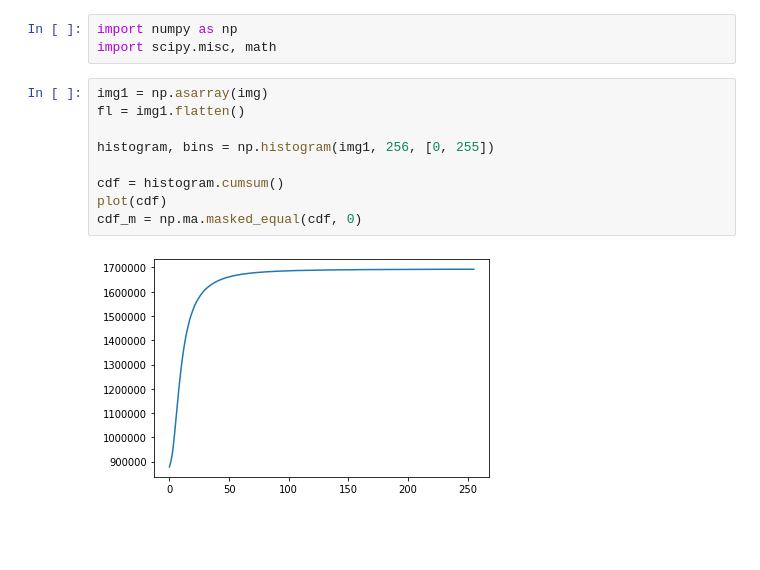
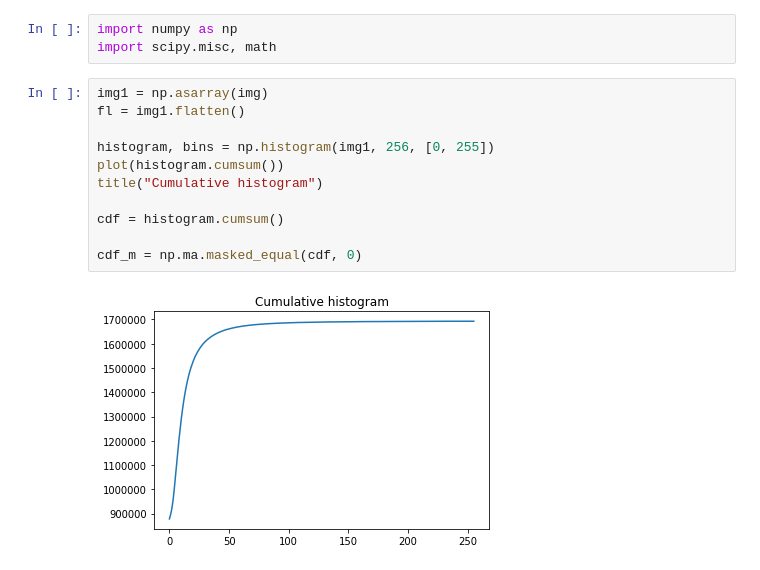
Before and after one commit to DichotoMe/Introduction-to-graphics, a Jupyter notebook: histogram.ipynb, the cells around one changed output. Drawn from its saved outputs; the diff is of its cells as text; blank space fills up the shorter version.

Commit message:
Added cumulative hists

```diff
--- a/histogram.ipynb
+++ b/histogram.ipynb
@@ -26,14 +27,16 @@ import scipy.misc, math
 # %%
 img1 = np.asarray(img)
 fl = img1.flatten()
 
 histogram, bins = np.histogram(img1, 256, [0, 255])
+plot(histogram.cumsum())
+title("Cumulative histogram")
 
 cdf = histogram.cumsum()
-plot(cdf)
+
 cdf_m = np.ma.masked_equal(cdf, 0)
 # %% [output]
-[figure, old version]
+[figure, new version]
 # %%
 nom_cdf_m = (cdf_m - cdf_m.min()) * 255
 den_cdf_m = (cdf_m.max() - cdf_m.min())
```
Also changed, not shown: parts of 3 cells of this notebook.
